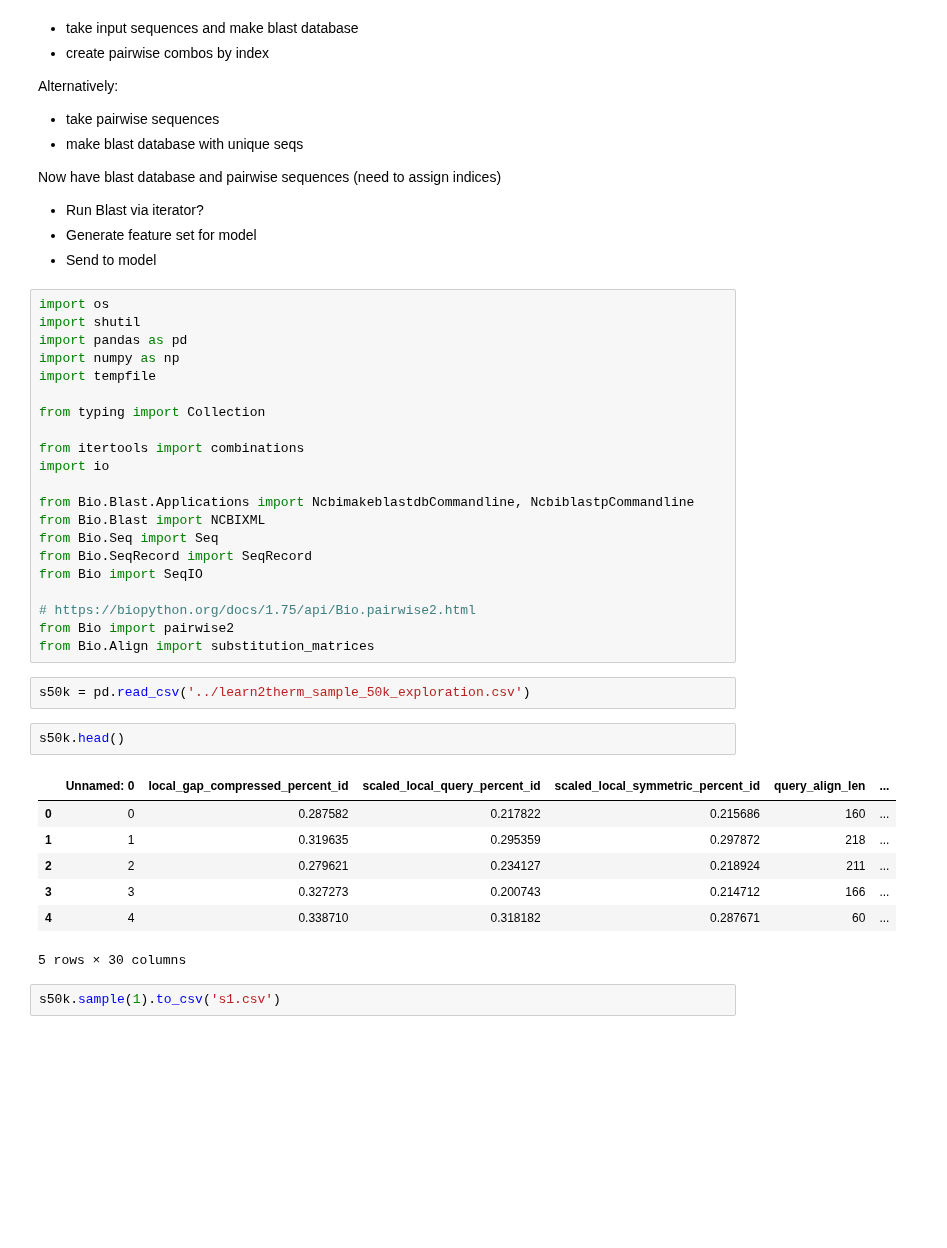
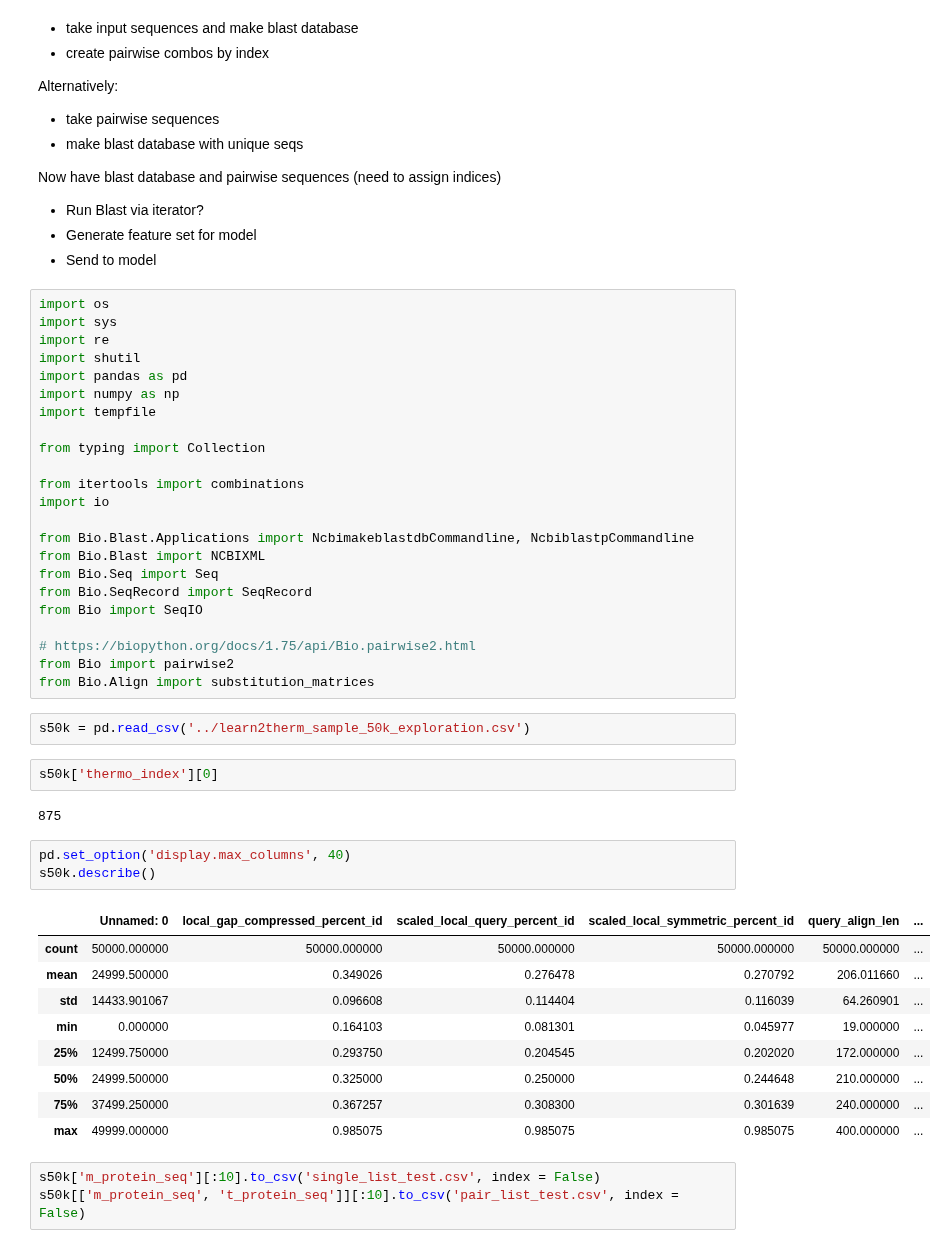
Before and after one commit to learn2therm/PairProphet, a Jupyter notebook: notebooks/c0-c2_exploration_plotting_sampling/OOP_wrapper.ipynb, the cells around one changed output. Drawn from its saved outputs; the diff is of its cells as text; blank space fills up the shorter version.

```diff
--- a/notebooks/c0-c2_exploration_plotting_sampling/OOP_wrapper.ipynb
+++ b/notebooks/c0-c2_exploration_plotting_sampling/OOP_wrapper.ipynb
@@ -13,6 +13,8 @@ Now have blast database and pairwise sequences (need to assign indices)
 - Send to model
 # %%
 import os
+import sys
+import re
 import shutil
 import pandas as pd
 import numpy as np
@@ -35,14 +37,22 @@ from Bio.Align import substitution_matrices
 # %%
 s50k = pd.read_csv('../learn2therm_sample_50k_exploration.csv')
 # %%
-s50k.head()
+s50k['thermo_index'][0]
 # %% [output]
-|  | Unnamed: 0 | local_gap_compressed_percent_id | scaled_local_query_percent_id | scaled_local_symmetric_percent_id | query_align_len | ... |
-| 0 | 0 | 0.287582 | 0.217822 | 0.215686 | 160 | ... |
-| 1 | 1 | 0.319635 | 0.295359 | 0.297872 | 218 | ... |
-| 2 | 2 | 0.279621 | 0.234127 | 0.218924 | 211 | ... |
-| 3 | 3 | 0.327273 | 0.200743 | 0.214712 | 166 | ... |
-| 4 | 4 | 0.338710 | 0.318182 | 0.287671 | 60 | ... |
-5 rows × 30 columns
+875
-# %%
-s50k.sample(1).to_csv('s1.csv')
+# %%
+pd.set_option('display.max_columns', 40)
+s50k.describe()
+# %% [output]
+|  | Unnamed: 0 | local_gap_compressed_percent_id | scaled_local_query_percent_id | scaled_local_symmetric_percent_id | query_align_len | ... |
+| count | 50000.000000 | 50000.000000 | 50000.000000 | 50000.000000 | 50000.000000 | ... |
+| mean | 24999.500000 | 0.349026 | 0.276478 | 0.270792 | 206.011660 | ... |
+| std | 14433.901067 | 0.096608 | 0.114404 | 0.116039 | 64.260901 | ... |
+| min | 0.000000 | 0.164103 | 0.081301 | 0.045977 | 19.000000 | ... |
+| 25% | 12499.750000 | 0.293750 | 0.204545 | 0.202020 | 172.000000 | ... |
+| 50% | 24999.500000 | 0.325000 | 0.250000 | 0.244648 | 210.000000 | ... |
+| 75% | 37499.250000 | 0.367257 | 0.308300 | 0.301639 | 240.000000 | ... |
+| max | 49999.000000 | 0.985075 | 0.985075 | 0.985075 | 400.000000 | ... |
+# %%
+s50k['m_protein_seq'][:10].to_csv('single_list_test.csv', index = False)
+s50k[['m_protein_seq', 't_protein_seq']][:10].to_csv('pair_list_test.csv', index = False)
```
Also changed, not shown: parts of 20 cells of this notebook, 11 other files.
